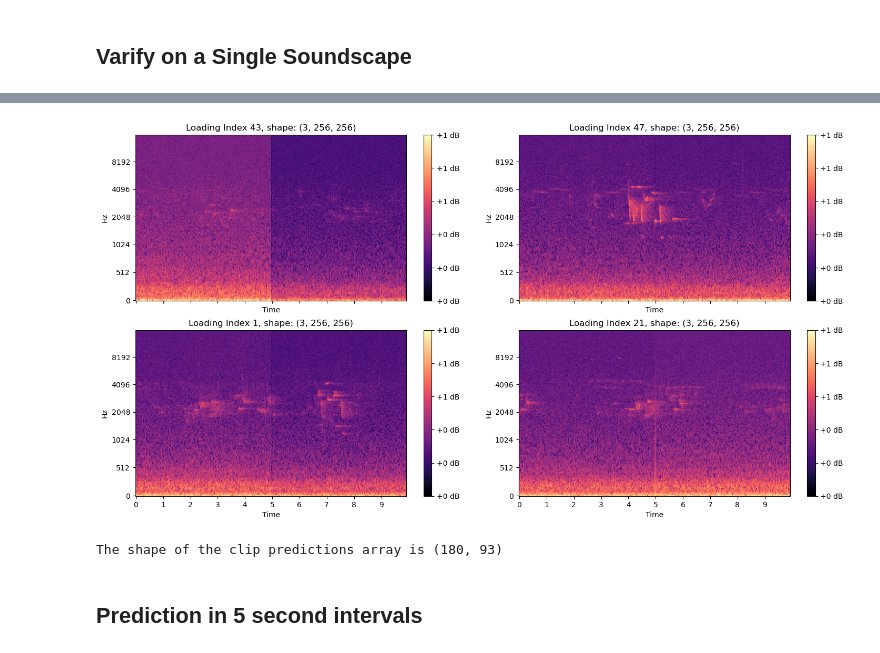
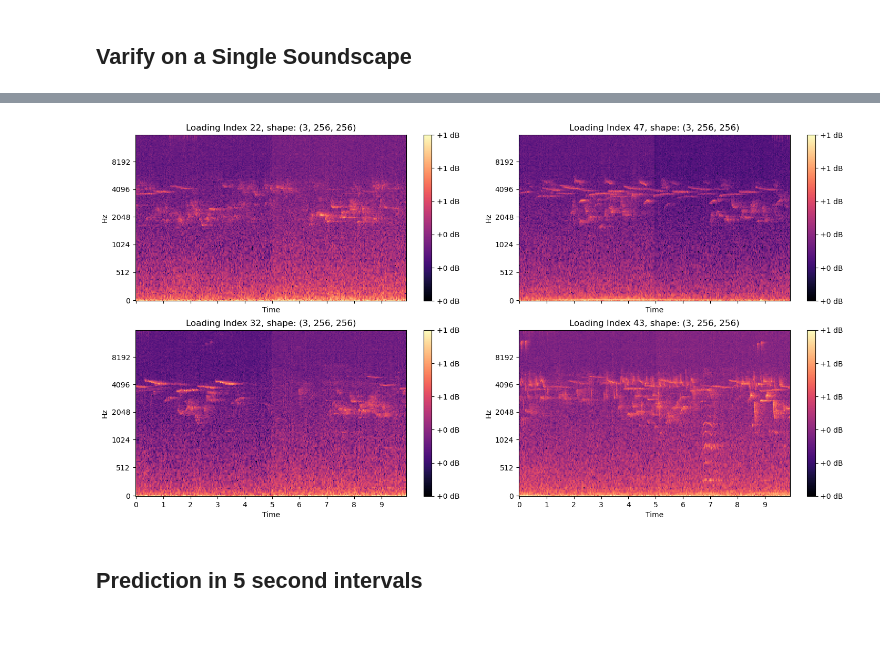
Before and after one commit to Wologman/Kaytoo, a Jupyter notebook: kaytoo_infer.ipynb, the cells around one changed output, grey strips where cells are left out. Saved outputs shown, nothing was run; the diff lists cells and outputs as text; code cells hidden in the pictures.

```diff
--- a/kaytoo_infer.ipynb
+++ b/kaytoo_infer.ipynb
@@ -8,10 +13,10 @@ Adjust the dictionary below for the overall notebook use case.
 # %%
 notebook_use = {
-                'experiment': 2,
+                'ebird_list': '/media/olly/T7/Kaytoo/Data/Experiments/Exp_2/Results/ebird_list.json',
                 'folder_to_process': '/media/olly/T7/Kaytoo/Data/Soundscapes/DOC_Tier1_2011/',
-                'kaytoo_root_folder': '/media/olly/T7/Kaytoo/',
                 'model_choices': [0],
-                'cpu-only': True
+                'cpu_only': False,
+                'num_cores': 2  #Can crank this up if using CPU only.
                 }
 # %% [markdown]
 ## Imports
@@ -55,12 +61,15 @@ class DefaultConfig:
     def __init__(self, paths, options=None):
         self.device = torch.device('cuda' if torch.cuda.is_available() else 'cpu')
         if options:
-            if options['cpu-only']:
+            if options['cpu_only']:
                 self.device = torch.device('cpu')
+            if options['num_cores']:
+                self.CORES = options['num_cores']
+            else:
+                self.CORES = 1
 
         with open(paths.EBIRD_LIST_PATH, 'r') as file:
-            ebird_list = json.load(file)
-        self.classes = ebird_list
+            self.classes = json.load(file)
 # %%
 class AudioParameters:
     def __init__(self):
@@ -113,12 +118,7 @@ class Models:
 # %%
 class FilePaths:
     def __init__(self, options=None):
-        self.EXPERIMENT = 2
-        self.PROJECT_DIR = Path(options.get('kaytoo_root_folder'))
-        self.DATA_DIR = self.PROJECT_DIR / 'Data'
-        self.EXPERIMENT_DIR = self.DATA_DIR / 'Experiments' / f'Exp_{self.EXPERIMENT}'
-        self.WEIGHTS_PATH = str(self.EXPERIMENT_DIR / 'Results' / f'exp_{self.EXPERIMENT_DIR}_best_weights.ckpt')
-        self.EBIRD_LIST_PATH = str(self.EXPERIMENT_DIR / 'Results' / 'ebird_list.json')
+        self.EBIRD_LIST_PATH = options['ebird_list']
         self.SOUNDSCAPE_FLDR = Path(options['folder_to_process'])
         audio_types = {'.ogg','.wav', '.flac', '.mp3'}
         self.soundscapes = [path for path in self.SOUNDSCAPE_FLDR.rglob('*') if path.suffix in audio_types]
@@ -126,7 +126,7 @@ class FilePaths:
 # %% [markdown]
 ## Helper Functions
 # %%
-def open_audio_clip(path):
+def open_audio_clip(path, default_sr = 32000):
     #Modify this to re-sample anything not using 32,000 sample rate
     try:
         y, sr = torchaudio.load(path)
@@ -134,8 +134,13 @@ def open_audio_clip(path):
             y = torch.mean(y, dim=0).unsqueeze(0)  # from stereo to mono
         y = y.squeeze().numpy()
     except:
-        y = np.random.randn(5*320000)
+        y = np.random.randn(5*default_sr)
+        sr = default_sr
         print(f'could not open {path}')
+
+    if sr != default_sr:
+        num_samples = int(len(y) * default_sr / sr)
+        y = resample(y, num_samples)
 
     if not np.isfinite(y).all():
         y[np.isnan(y)] = np.zeros_like(y)
@@ -700,17 +699,16 @@ models.parameters[0]
 # %%
 soundscape = random.choice(paths.soundscapes)
-image_dict, num_extras = get_images(soundscape, models.parameters[0], audio_params=models.audio)
-image_shape = models.parameters[0]['image_shape']
-use_deltas = models.parameters[0]['use_deltas']
+image_dict, num_extras = get_images(soundscape, models.args_list[0], audio_params=models.audio)
+image_shape = models.args_list[0]['image_shape']
+use_deltas = models.args_list[0]['use_deltas']
 dataset = ImageDataset(image_dict, image_shape, use_deltas)
-show_batch(dataset, models.parameters[0], 2,2)
+show_batch(dataset, models.args_list[0], 2,2)
 # %% [output]
-[figure, old version]
+[figure, new version]
 # %%
-clip_prediction = prediction_for_clip(random.choice(paths.soundscapes), models=models)
-print(f'The shape of the clip predictions array is {clip_prediction.shape}')
+model = models.get_model(0)
+#clip_prediction = prediction_for_clip(random.choice(paths.soundscapes), model)
+#print(f'The shape of the clip predictions array is {clip_prediction.shape}')
-# %% [output]
-The shape of the clip predictions array is (180, 93)
 # %% [markdown]
 ## Prediction in 5 second intervals
 # %%
```
Also changed, not shown: parts of 9 cells of this notebook, 1 other file.
